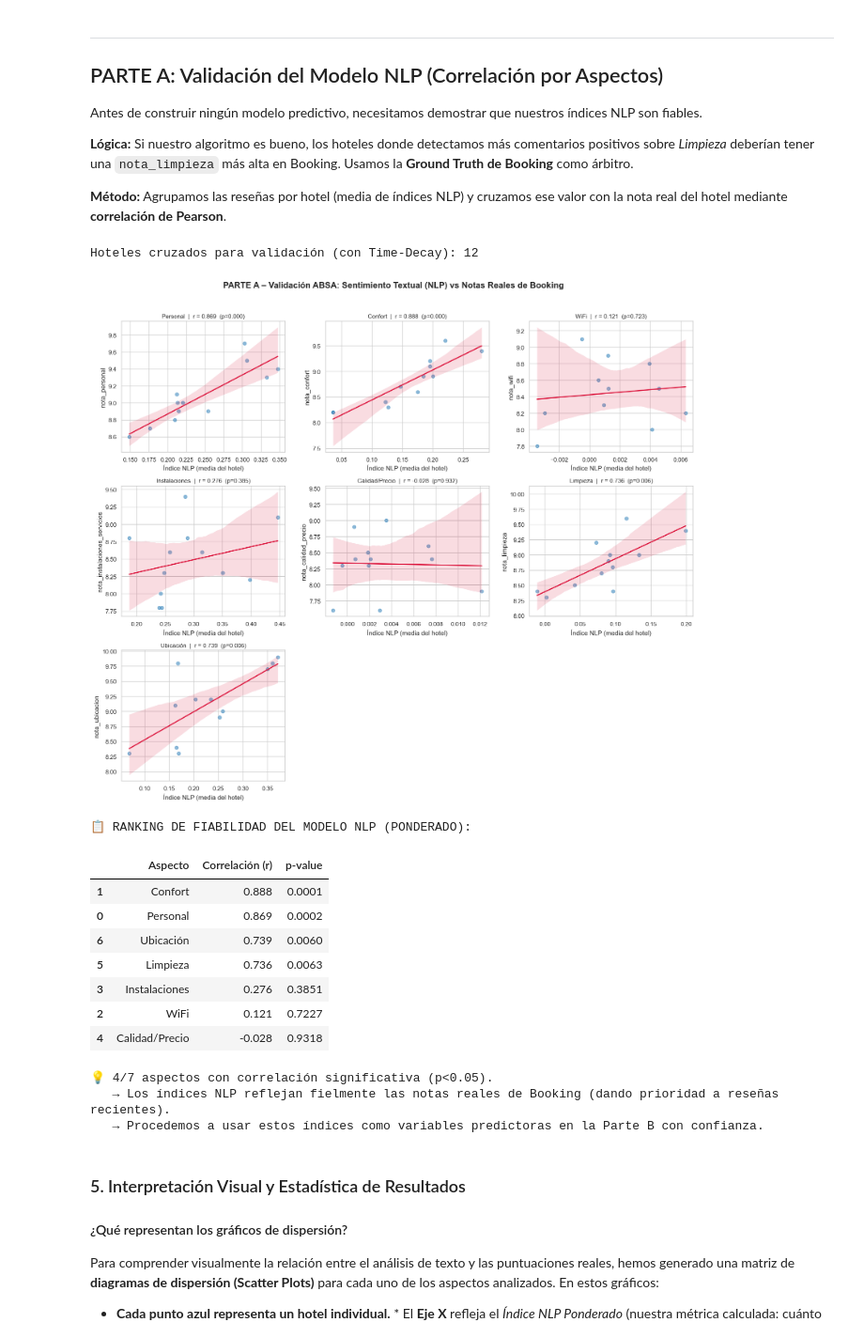
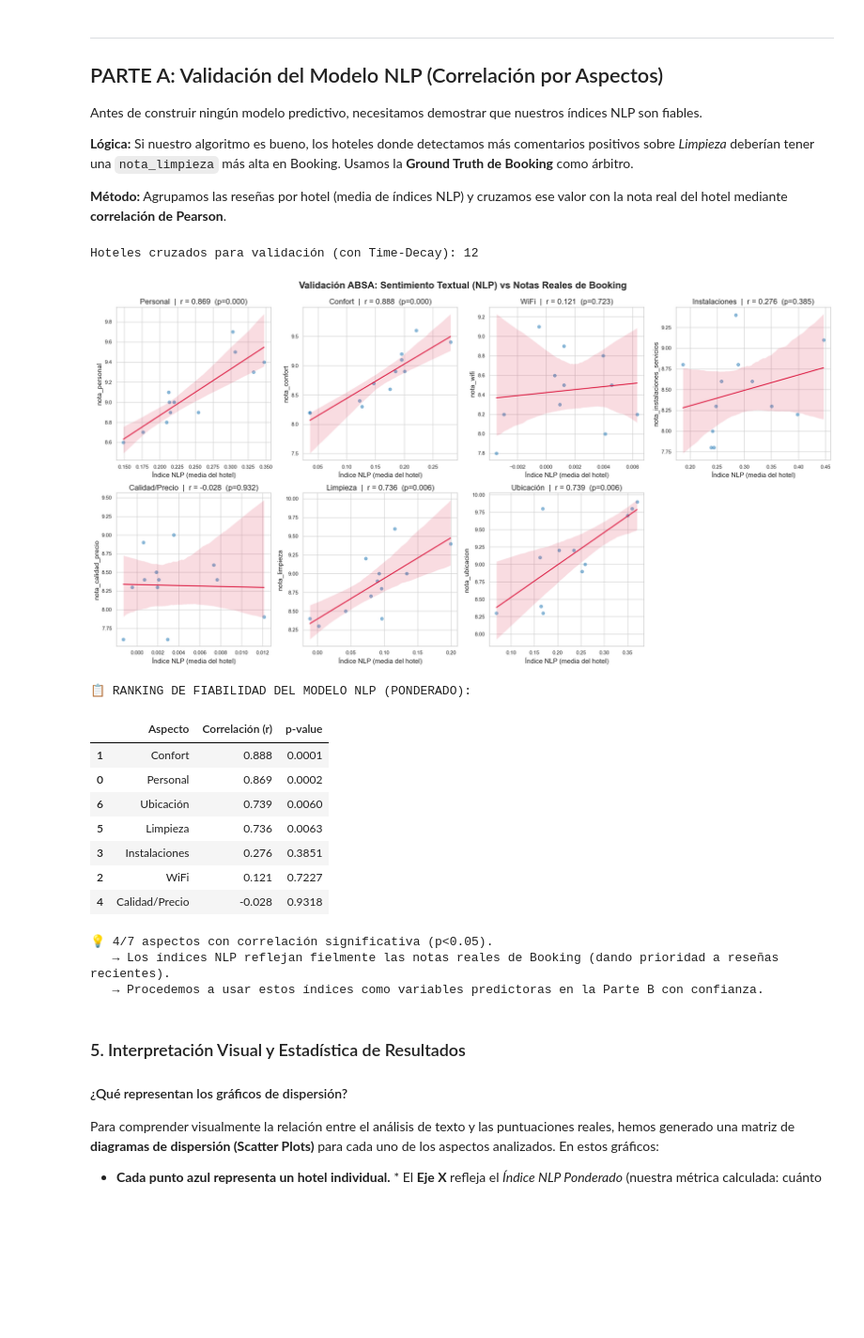
Before and after one commit to amalo8/ProyectoNLP, a Jupyter notebook: objetivo2.ipynb, the cells around one changed output. Shown at 94% size. Saved outputs shown, nothing was run; the diff lists cells and outputs as text; code cells hidden in the pictures; blank space fills up the shorter version.

```diff
--- a/objetivo2.ipynb
+++ b/objetivo2.ipynb
@@ -162,11 +162,11 @@ df_info['_key']     = df_info['nombre_del_hotel'].str.strip().str.lower()
 df_validacion = pd.merge(df_info, df_agrupado, on='_key', how='inner')
 print(f'Hoteles cruzados para validación (con Time-Decay): {len(df_validacion)}')
 
-# A.2: Gráficos de correlación (rejilla 3×3) - ¡ESTO SE QUEDA EXACTAMENTE IGUAL!
-fig, axes = plt.subplots(3, 3, figsize=(16, 14))
+# A.2: Gráficos de correlación
+fig, axes = plt.subplots(2,4, figsize=(22,12))
 fig.suptitle(
-    'PARTE A – Validación ABSA: Sentimiento Textual (NLP) vs Notas Reales de Booking',
-    fontsize=16, fontweight='bold', y=0.98
+    'Validación ABSA: Sentimiento Textual (NLP) vs Notas Reales de Booking',
+    fontsize=20, fontweight='bold', y=0.95
 )
 axes_flat = axes.flatten()
 correlaciones = []
@@ -174,40 +174,39 @@ correlaciones = []
 for i, (topico, col_nota) in enumerate(mapa_aspectos.items()):
     df_plot = df_validacion.dropna(subset=[f'indice_nlp_{topico}', col_nota])
     x = df_plot[f'indice_nlp_{topico}']
     y = df_plot[col_nota]
 
     corr, p_val = pearsonr(x, y) if len(x) > 2 else (0, 1)
     correlaciones.append({'Aspecto': topico, 'Correlación (r)': round(corr, 3), 'p-value': round(p_val, 4)})
 
     sns.regplot(
         x=x, y=y, ax=axes_flat[i],
         scatter_kws={'alpha': 0.5, 'color': '#1f77b4', 's': 40},
         line_kws={'color': 'crimson', 'lw': 2}
     )
     # Título limpio, solo con el nombre, la correlación y el p-value
-    axes_flat[i].set_title(f'{topico}  |  r = {corr:.3f}  (p={p_val:.3f})', fontsize=11)
-    axes_flat[i].set_xlabel('Índice NLP (media del hotel)')
-    axes_flat[i].set_ylabel(col_nota)
+    axes_flat[i].set_title(f'{topico}  |  r = {corr:.3f}  (p={p_val:.3f})', fontsize=16)
+    axes_flat[i].set_xlabel('Índice NLP (media del hotel)', fontsize=14)
+    axes_flat[i].set_ylabel(col_nota, fontsize=14)
 
-# Eliminar subplots vacíos (7 aspectos en rejilla 3×3 → 2 huecos)
-for j in range(len(mapa_aspectos), len(axes_flat)):
-    fig.delaxes(axes_flat[j])
+# Eliminar subplots vacíos
+fig.delaxes(axes_flat[7])
 
 plt.tight_layout(rect=[0, 0, 1, 0.96])
 plt.show()
 
 # A.3: Tabla resumen
 print('\n📋 RANKING DE FIABILIDAD DEL MODELO NLP (PONDERADO):')
 df_corr_resumen = pd.DataFrame(correlaciones).sort_values('Correlación (r)', ascending=False)
 display(df_corr_resumen)
 
 fiables = df_corr_resumen[df_corr_resumen['p-value'] < 0.05]
 print(f'\n💡 {len(fiables)}/{len(mapa_aspectos)} aspectos con correlación significativa (p<0.05).')
 print('   → Los índices NLP reflejan fielmente las notas reales de Booking (dando prioridad a reseñas recientes).')
 print('   → Procedemos a usar estos índices como variables predictoras en la Parte B con confianza.')
 # %% [output]
 Hoteles cruzados para validación (con Time-Decay): 12
-[figure, old version]
+[figure, new version]
 📋 RANKING DE FIABILIDAD DEL MODELO NLP (PONDERADO):
 |  | Aspecto | Correlación (r) | p-value |
 | 1 | Confort | 0.888 | 0.0001 |
```
Also changed, not shown: 2 other files.
